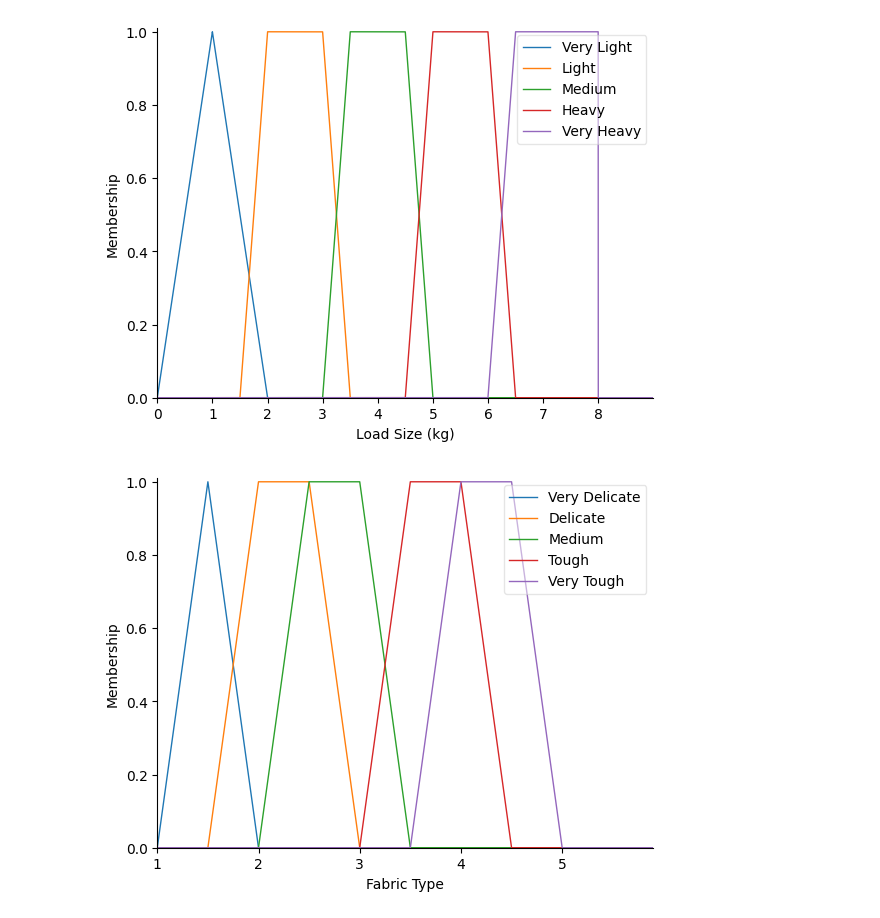
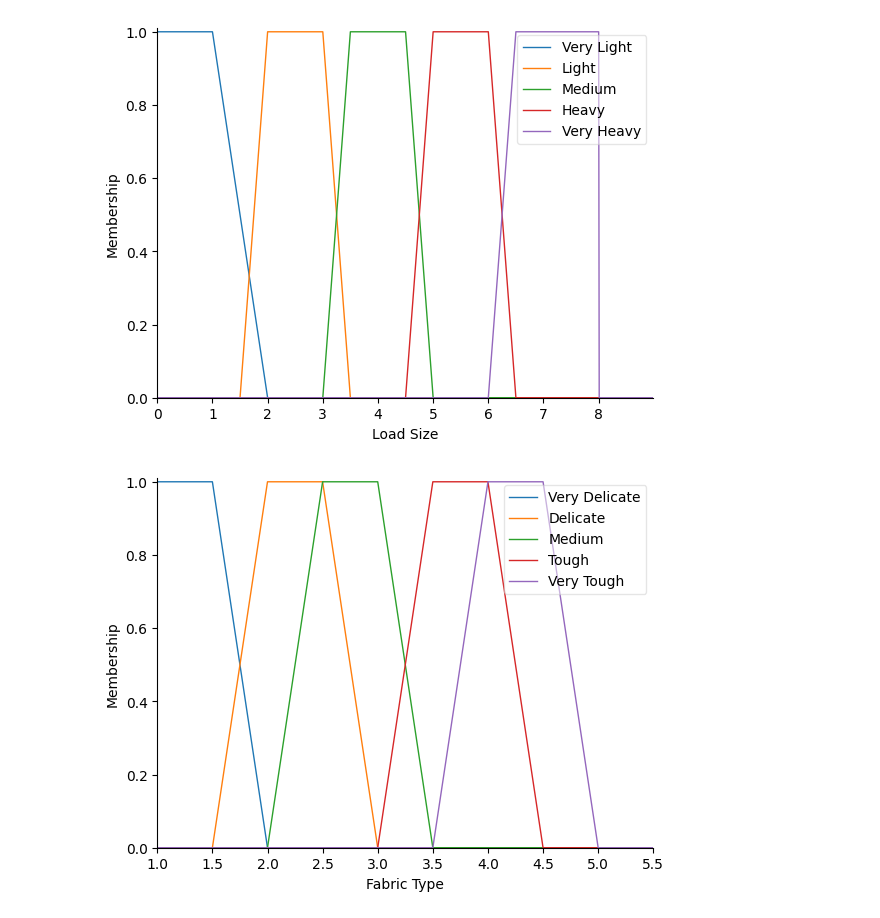
Before and after one commit to Nazrin99/FuzzyWashing, a Jupyter notebook: washingfuzzy.ipynb, the cells around one changed output. Saved outputs shown, nothing was run; the diff lists cells and outputs as text; code cells hidden in the pictures.

```diff
--- a/washingfuzzy.ipynb
+++ b/washingfuzzy.ipynb
@@ -5,8 +5,8 @@ import numpy as np
 import skfuzzy as fuzz
 from skfuzzy import control as ctrl
 # %%
-load_size = ctrl.Antecedent(np.arange(0, 9, 0.0001), 'Load Size (kg)')  # 0 to 8 kg
-fabric_type = ctrl.Antecedent(np.arange(1, 6, 0.1), 'Fabric Type')  # 1 to 5
-dirt_level = ctrl.Antecedent(np.arange(0, 101, 0.0001), 'Dirt Level (%)')  # 0% to 100%
+load_size = ctrl.Antecedent(np.arange(0, 9, 0.01), 'Load Size')  # 0 to 8 kg
+fabric_type = ctrl.Antecedent(np.arange(1, 6, 0.5), 'Fabric Type')  # 1 to 5
+dirt_level = ctrl.Antecedent(np.arange(0, 101, 0.01), 'Dirt Level')  # 0% to 100%
 # %%
 # Define output variables
@@ -16,24 +16,24 @@ spin_speed = ctrl.Consequent(np.arange(0, 1201, 1), 'Spin Speed (rpm)')  # 0 to
 # %%
 # Membership functions for Load Size
-load_size['Very Light'] = fuzz.trimf(load_size.universe, [0, 1, 2])    # Triangular (0,2)
+load_size['Very Light'] = fuzz.trapmf(load_size.universe, [0, 0, 1, 2])    # Trapezoidal (0,0,1,2)
 load_size['Light'] = fuzz.trapmf(load_size.universe, [1.5, 2, 3, 3.5])      # Trapezoidal (1.5,2,3,3.5)
 load_size['Medium'] = fuzz.trapmf(load_size.universe, [3, 3.5, 4.5, 5])     # Trapezoidal (3,3.5,4.5,5)
 load_size['Heavy'] = fuzz.trapmf(load_size.universe, [4.5, 5, 6, 6.5])      # Trapezoidal (4.5,5,6,6.5)
-load_size['Very Heavy'] = fuzz.trapmf(load_size.universe, [6, 6.5, 8, 8])    # Trapezoidal (6,6.5,8)
+load_size['Very Heavy'] = fuzz.trapmf(load_size.universe, [6, 6.5, 8, 8.0])    # Trapezoidal (6,6.5,8)
 
 load_size.view()
 # %% [output]
-[figure, old version]
+[figure, new version]
 # %%
 # Membership functions for Fabric Type
-fabric_type['Very Delicate'] = fuzz.trimf(fabric_type.universe,[1,1.5,2])   # Triangular (1,2)
+fabric_type['Very Delicate'] = fuzz.trapmf(fabric_type.universe,[1,1,1.5,2])   # Triangular (1,2)
 fabric_type['Delicate'] = fuzz.trapmf(fabric_type.universe,[1.5,2,2.5,3])    # Trapezoidal (1.5,2,2.5,3)
 fabric_type['Medium'] = fuzz.trapmf(fabric_type.universe,[2,2.5,3,3.5])      # Trapezoidal (2,2.5,3,3.5)
 fabric_type['Tough'] = fuzz.trapmf(fabric_type.universe,[3,3.5,4,4.5])       # Trapezoidal (3,3.5,4,4.5)
 fabric_type['Very Tough'] = fuzz.trapmf(fabric_type.universe,[3.5,4,4.5,5])   # Trapezoidal (3.5 ,4 ,4.5 ,5)
 
 fabric_type.view()
 # %% [output]
-[figure, old version]
+[figure, new version]
 # %%
 # Membership functions for Dirt Level
```
Also changed, not shown: parts of 7 cells of this notebook.
